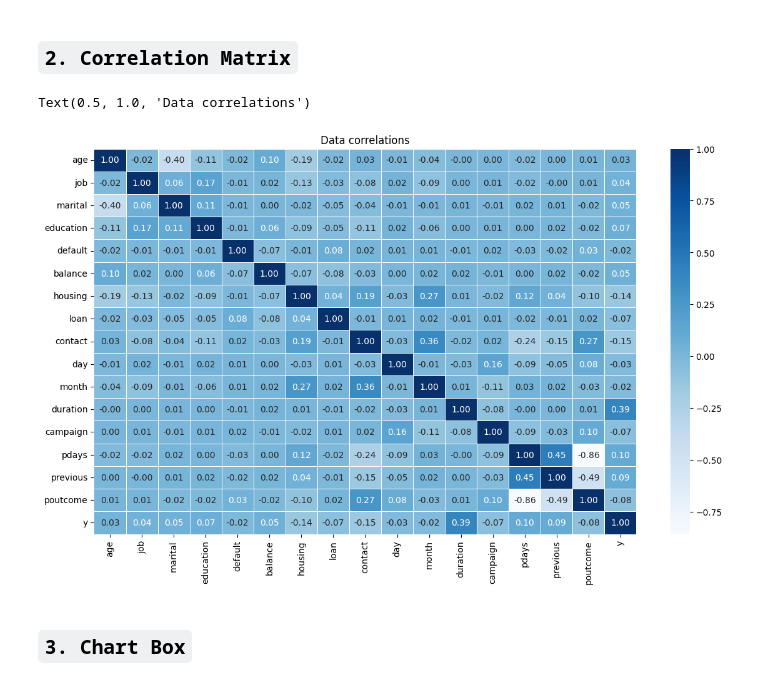
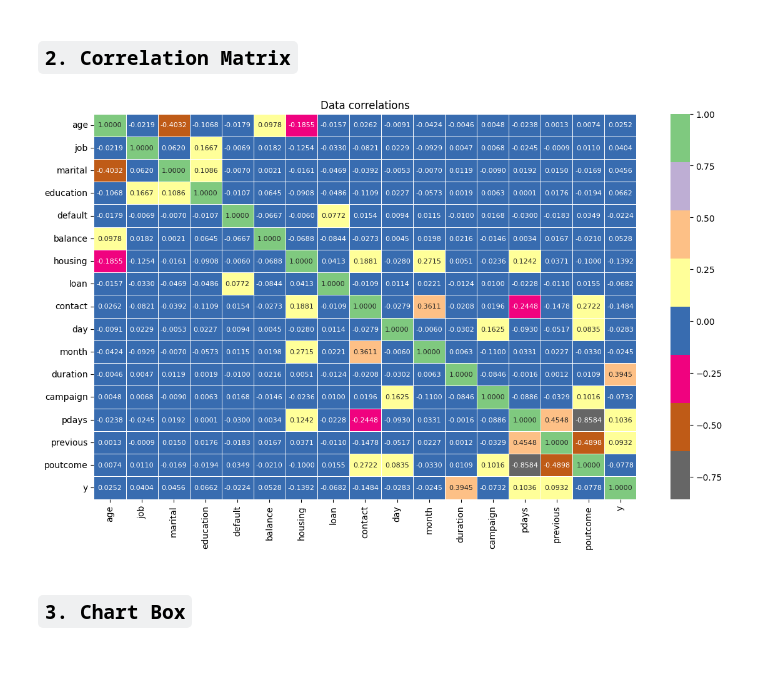
Before and after one commit to accesable/ML_Final, a Jupyter notebook: code/main.ipynb, the cells around one changed output. Saved outputs shown, nothing was run; the diff lists cells and outputs as text; code cells hidden in the pictures.

```diff
--- a/code/main.ipynb
+++ b/code/main.ipynb
@@ -110,18 +108,18 @@ train_df.describe().round(2).style.format(precision=2).background_gradient(cmap=
 # %%
 encoded_train = train_df.copy()
 
+# Initialize the OrdinalEncoder
+ordinal_encoder = LabelEncoder()
 for column in encoded_train.columns:
     if encoded_train[column].dtype == 'object':
-        label_encoder = LabelEncoder()
-        encoded_train[column] = label_encoder.fit_transform(encoded_train[column])
-
+        encoded_train[column] = ordinal_encoder.fit_transform(encoded_train[[column]])
 correlation = encoded_train.corr()
-plt.figure(figsize=(14,8))
-sns.heatmap(correlation,annot=True,fmt='.2f',annot_kws={'size': 10},linewidths=0.5,cmap='Blues')
+plt.figure(figsize=(14, 8))
+sns.heatmap(correlation, annot=True, fmt='.4f', annot_kws={'size': 8}, linewidths=0.5, cmap='Accent_r')
 plt.title("Data correlations")
+plt.show()
 # %% [output]
-Text(0.5, 1.0, 'Data correlations')
-[figure, old version]
+[figure, new version]
 # %% [markdown]
 ## `3. Chart Box`
 # %%
```
Also changed, not shown: parts of 7 cells of this notebook.
